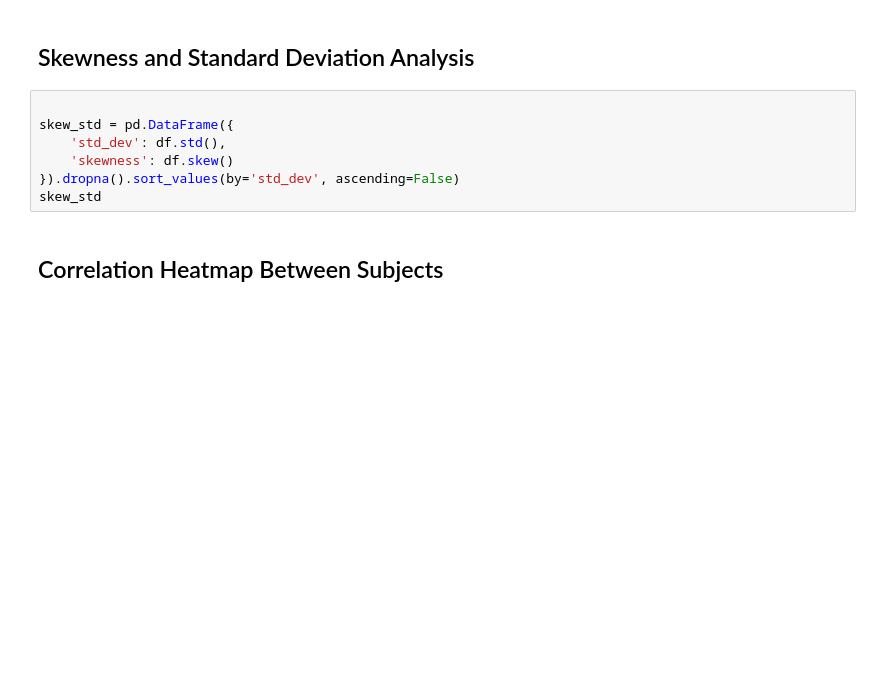
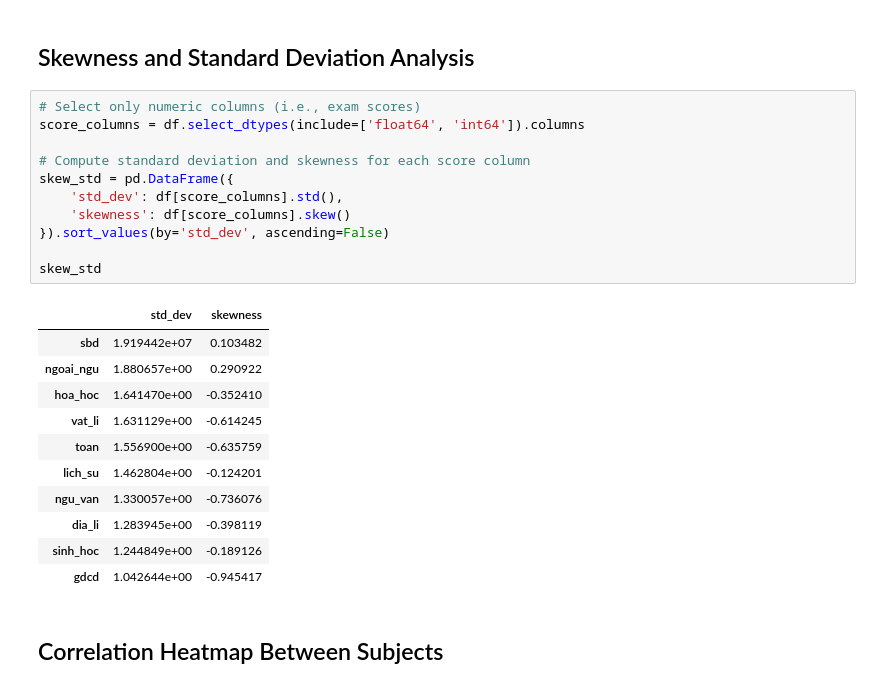
Before and after one commit to minhtriet-le/demo_2024_VN_national_exam_results, a Jupyter notebook: Phan_tich_diem_THPT_2024_English.ipynb, the cells around one changed output. Cells and saved outputs as stored; diff of their text form; blank space fills up the shorter version.

```diff
--- a/Phan_tich_diem_THPT_2024_English.ipynb
+++ b/Phan_tich_diem_THPT_2024_English.ipynb
@@ -65,12 +124,28 @@ plt.show()
 # %% [markdown]
 ## Skewness and Standard Deviation Analysis
 # %%
+# Select only numeric columns (i.e., exam scores)
+score_columns = df.select_dtypes(include=['float64', 'int64']).columns
 
+# Compute standard deviation and skewness for each score column
 skew_std = pd.DataFrame({
-    'std_dev': df.std(),
-    'skewness': df.skew()
-}).dropna().sort_values(by='std_dev', ascending=False)
+    'std_dev': df[score_columns].std(),
+    'skewness': df[score_columns].skew()
+}).sort_values(by='std_dev', ascending=False)
+
 skew_std
+# %% [output]
+|  | std_dev | skewness |
+| sbd | 1.919442e+07 | 0.103482 |
+| ngoai_ngu | 1.880657e+00 | 0.290922 |
+| hoa_hoc | 1.641470e+00 | -0.352410 |
+| vat_li | 1.631129e+00 | -0.614245 |
+| toan | 1.556900e+00 | -0.635759 |
+| lich_su | 1.462804e+00 | -0.124201 |
+| ngu_van | 1.330057e+00 | -0.736076 |
+| dia_li | 1.283945e+00 | -0.398119 |
+| sinh_hoc | 1.244849e+00 | -0.189126 |
+| gdcd | 1.042644e+00 | -0.945417 |
 # %% [markdown]
 ## Correlation Heatmap Between Subjects
 # %%
```
Also changed, not shown: parts of 8 cells of this notebook.
